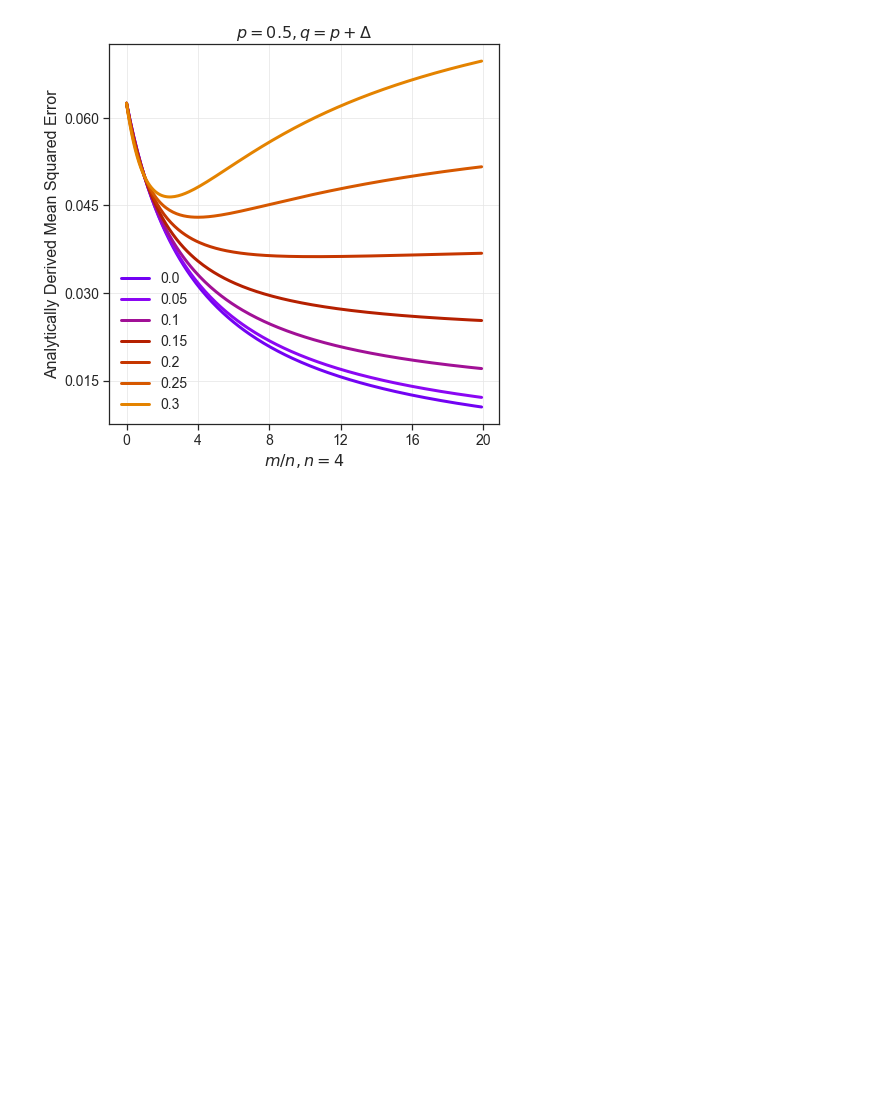
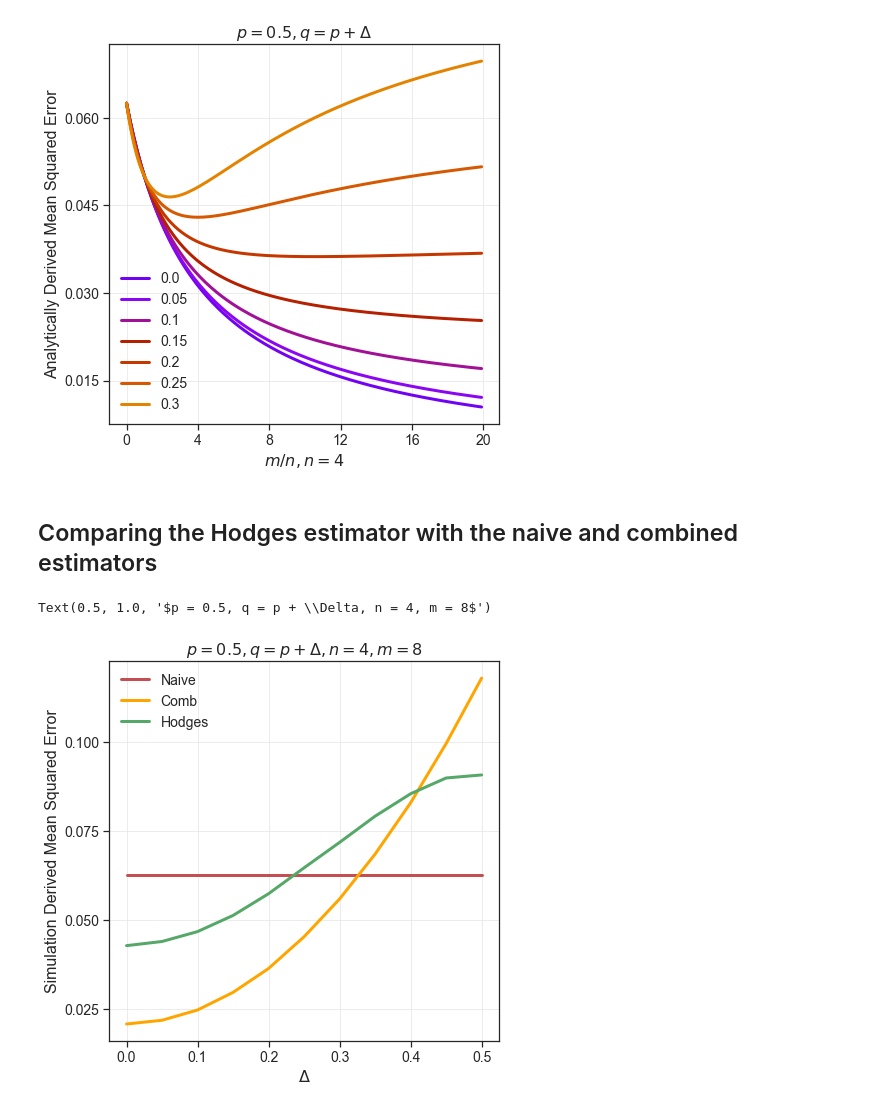
Before and after one commit to neurodata/superefficient-estimators, a Jupyter notebook: notebooks/bernoulli_problem.ipynb, the cells around one changed output. Drawn from its saved outputs; the diff is of its cells as text; code cells hidden in the pictures; blank space fills up the shorter version.

```diff
--- a/notebooks/bernoulli_problem.ipynb
+++ b/notebooks/bernoulli_problem.ipynb
@@ -47,3 +70,29 @@ ax.set_title(r"$p = {}, q = p + \Delta$".format(p), fontsize=fontsize)
 # %% [output]
 Text(0.5, 1.0, '$p = 0.5, q = p + \\Delta$')
 [figure]
+# %% [markdown]
+## Comparing the Hodges estimator with the naive and combined estimators
+# %%
+def get_teststat(p_hat, q_hat, n, m):
+    nom = np.abs(p_hat - q_hat)
+    p_bar = (n * p_hat + m * q_hat)/(n + m)
+    denom = np.sqrt( p_bar * (1 - p_bar) * (1/n + 1/m) )
+    return nom / denom
+
+def compute_squared_error(p, p_hat, q_hat, n, m):
+    T = get_teststat(p_hat, q_hat, n, m)
+    p_bar = (n * p_hat + m * q_hat)/(n + m)
+    mse_comb = (p_bar - p)**2
+    mse_naive = (p_hat - p)**2
+    mse = 0
+    if T > 1.96:
+        mse = mse_naive
+    else:
+        mse = mse_comb
+    return mse_2, mse_1, mse
+# %%
+p = 0.5
+delta_list = np.arange(0, 0.5+1e-3, 0.05)
+n = 4
+m_list = [8] #[4, 8, 12, 16, 20]
+reps = 100000
@@ -49,0 +131,21 @@ Text(0.5, 1.0, '$p = 0.5, q = p + \\Delta$')
+# %%
+fontsize = 16
+labelsize = 14
+fig, ax = plt.subplots(figsize=(7, 7))
+
+ax.plot(delta_list, naive_mse_list, c='r', lw=3, label="Naive")
+ax.plot(delta_list, comb_list[0], c='orange', lw=3, label="Comb")
+ax.plot(delta_list, hodges_list[0], c='g', lw=3, label="Hodges".format(m_list[0]))
+
+ax.set_ylabel("Simulation Derived Mean Squared Error", fontsize=fontsize)
+# ax.set_xlabel(r"$m/n, n=4$", fontsize=fontsize)
+ax.set_xlabel(r"$\Delta$", fontsize=fontsize)
+ax.tick_params(axis='x', labelsize=labelsize)
+ax.tick_params(axis='y', labelsize=labelsize)
+ax.legend(fontsize=labelsize, frameon=False)
+ax.xaxis.set_major_locator(MaxNLocator(6))
+ax.yaxis.set_major_locator(MaxNLocator(5))
+ax.set_title(r"$p = {}, q = p + \Delta, n = {}, m = {}$".format(p, n, m_list[0]), fontsize=fontsize)
+# %% [output]
+Text(0.5, 1.0, '$p = 0.5, q = p + \\Delta, n = 4, m = 8$')
+[figure, added]
```
Also changed, not shown: parts of 4 cells of this notebook.
